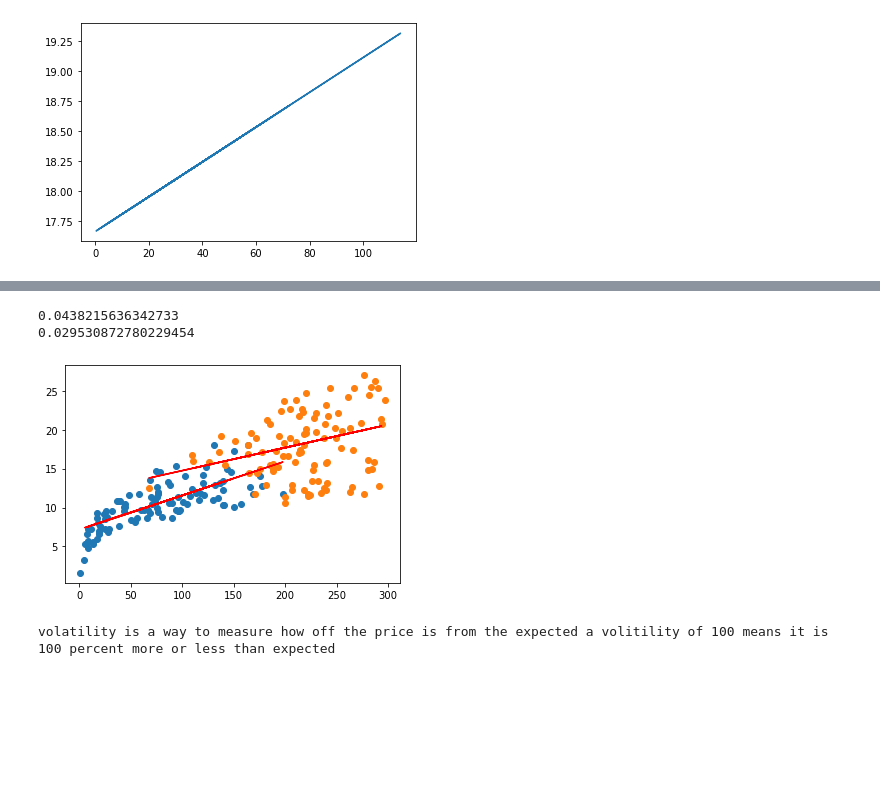
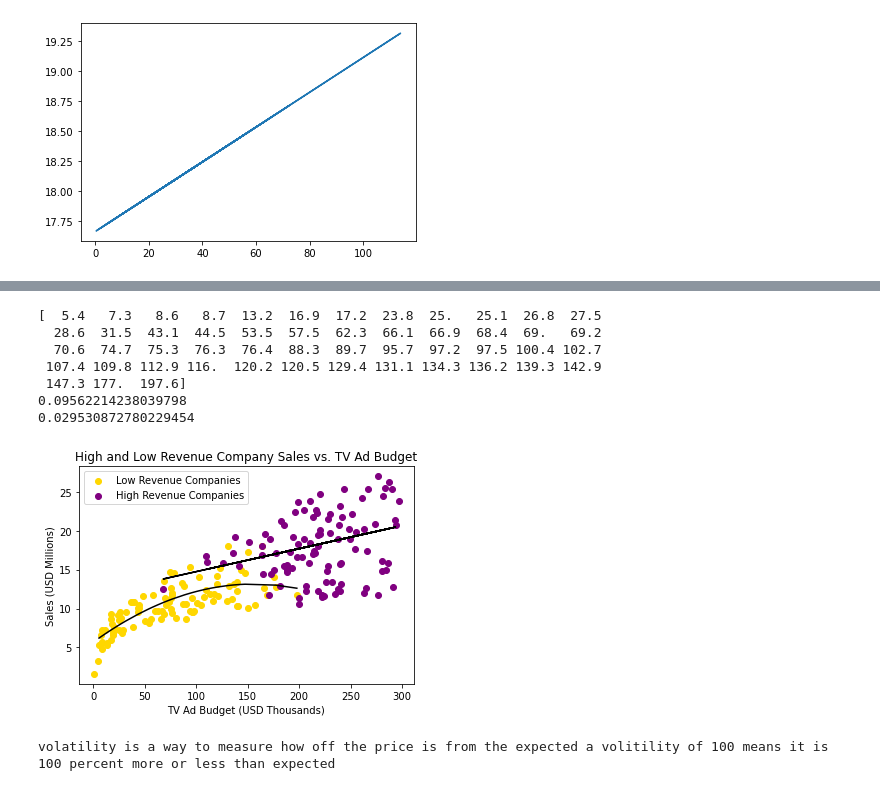
Before and after one commit to bjornss/social-science, a Jupyter notebook: project code1.ipynb, the cells around one changed output, grey strips where cells are left out. Saved outputs shown, nothing was run; the diff lists cells and outputs as text; code cells hidden in the pictures; blank space fills up the shorter version.

```diff
--- a/project code1.ipynb
+++ b/project code1.ipynb
@@ -171,32 +180,44 @@ print(radmax)
 # %%
-plt.scatter(TVbud[lowpp],sales[lowpp])
+plt.scatter(TVbud[lowpp],sales[lowpp],label = "Low Revenue Companies",color = "gold")
 xr = TVbud[lowpp]
 yr = sales[lowpp]
 x = np.concatenate((xr[0:50],xr[100:]))
 y = np.concatenate((yr[0:50],yr[100:]))
 
-z = np.polyfit(x, y, 1)
+
+z = np.polyfit(x, y, 2)
 p = np.poly1d(z)
-plt.plot(x,p(x),"r-")
+plt.plot(np.sort(x),p(np.sort(x)),"r-",color = "black")
+
+print(np.sort(x))
 tvmin = p[1]
 tvim = p[0]
-plt.scatter(TVbud[highpp],sales[highpp])
+plt.scatter(TVbud[highpp],sales[highpp],label = "High Revenue Companies",color = "purple")
 xr = TVbud[highpp]
 yr = sales[highpp]
 x = np.concatenate((xr[0:50],xr[100:]))
 y = np.concatenate((yr[0:50],yr[100:]))
+plt.legend()
+plt.ylabel('Sales (USD Millions)')
+plt.xlabel('TV Ad Budget (USD Thousands)')
+plt.title('High and Low Revenue Company Sales vs. TV Ad Budget')
 
 z = np.polyfit(x, y, 1)
 p = np.poly1d(z)
-plt.plot(x,p(x),"r-")
+plt.plot(x,p(x),"r-",color = "black")
 tvmax = p[1]
 tvi = p[0]
 print(tvmin)
 print(tvmax)
 # %% [output]
-0.0438215636342733
+[  5.4   7.3   8.6   8.7  13.2  16.9  17.2  23.8  25.   25.1  26.8  27.5
+  28.6  31.5  43.1  44.5  53.5  57.5  62.3  66.1  66.9  68.4  69.   69.2
+  70.6  74.7  75.3  76.3  76.4  88.3  89.7  95.7  97.2  97.5 100.4 102.7
+ 107.4 109.8 112.9 116.  120.2 120.5 129.4 131.1 134.3 136.2 139.3 142.9
+ 147.3 177.  197.6]
+0.09562214238039798
 0.029530872780229454
-[figure, old version]
+[figure, new version]
 # %%
 print('volatility is a way to measure how off the price is from the expected a volitility of 100 means it is 100 percent more or less than expected')
 # %% [output]
```
Also changed, not shown: parts of 21 cells of this notebook.
